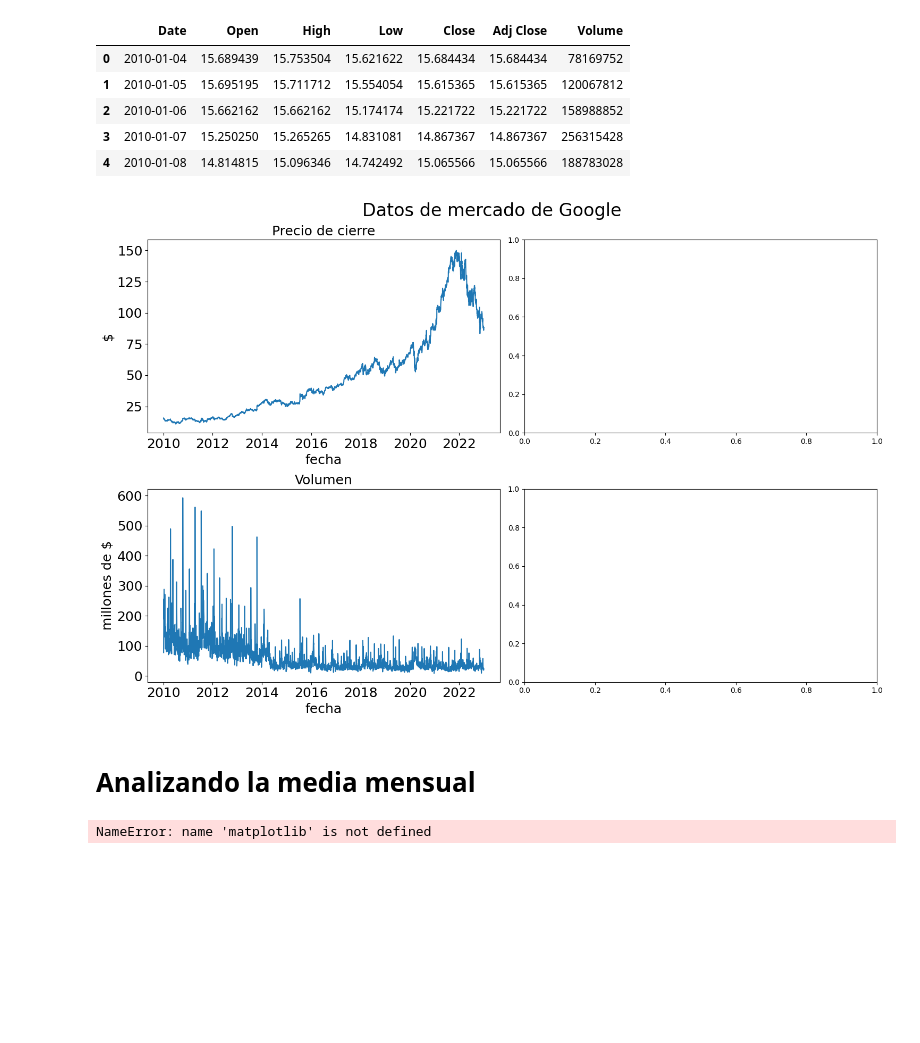
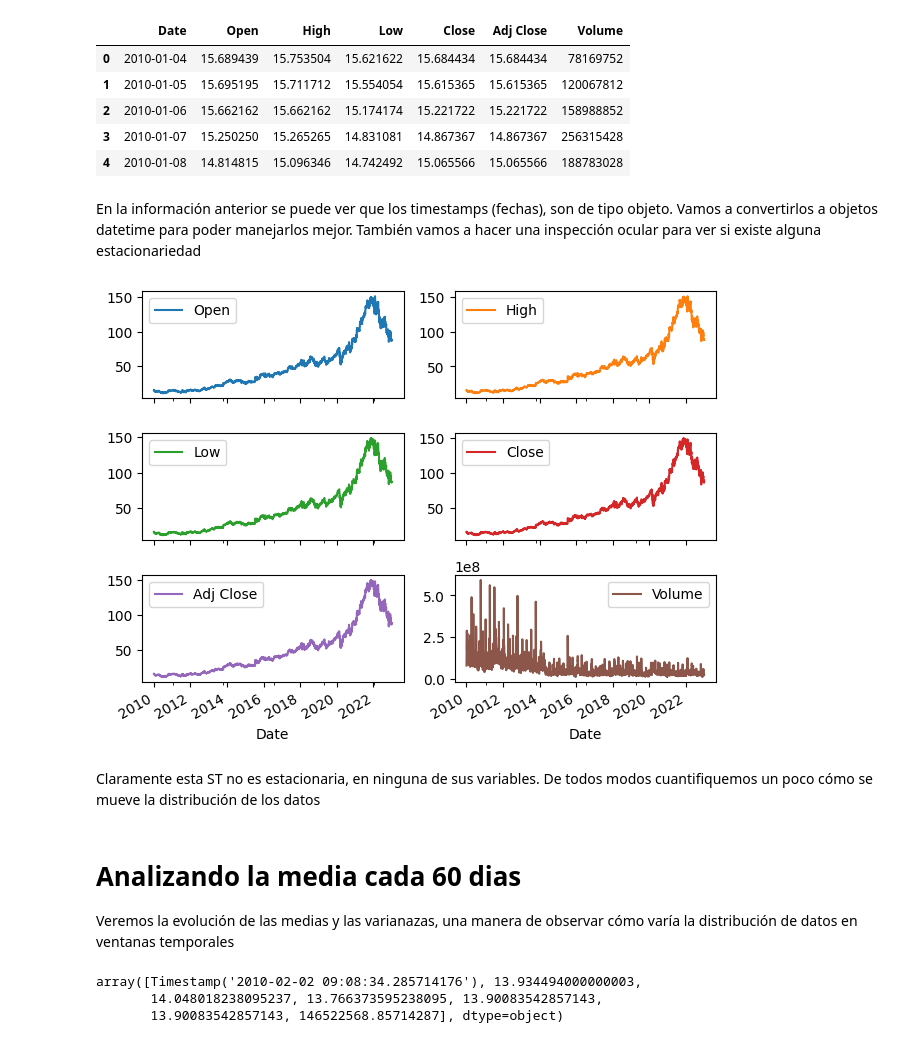
Before and after one commit to sebastlop/series-temporales-machine-learning, a Jupyter notebook: Apuntes/Tema-3/Tema-3.1-plots-estacionariedad.ipynb, the cells around one changed output. Drawn from its saved outputs; the diff is of its cells as text; code cells hidden in the pictures; blank space fills up the shorter version.

```diff
--- a/Apuntes/Tema-3/Tema-3.1-plots-estacionariedad.ipynb
+++ b/Apuntes/Tema-3/Tema-3.1-plots-estacionariedad.ipynb
@@ -34,28 +29,5 @@ dtype: object
 | 2 | 2010-01-06 | 15.662162 | 15.662162 | 15.174174 | 15.221722 | 15.221722 | 158988852 |
 | 3 | 2010-01-07 | 15.250250 | 15.265265 | 14.831081 | 14.867367 | 14.867367 | 256315428 |
 | 4 | 2010-01-08 | 14.814815 | 15.096346 | 14.742492 | 15.065566 | 15.065566 | 188783028 |
-# %%
-df.Date = pd.to_datetime(df.Date) # casting Date column to datetime objects
-fig, axs = plt.subplots(2,2, figsize = (15,10))
-for i in range(2):
-    axs[i,0].set_xlabel('fecha', fontsize = 18)
-    axs[i,0].tick_params('x',labelsize = 18)
-    axs[i,0].tick_params('y',labelsize = 18)
-fig.suptitle('Datos de mercado de Google', fontsize = 24)
-axs[0,0].plot(df['Date'], df['Close'])
-axs[0,0].fill_between(df.Date, df.Low, df.High, alpha = 0.3)
-axs[0,0].set_title('Precio de cierre', fontsize = 18)
-axs[0,0].set_ylabel('$', fontsize = 18)
-axs[1,0].plot(df.Date, df.Volume/1e6)
-axs[1,0].set_title('Volumen',fontsize = 18)
-axs[1,0].set_ylabel('millones de $', fontsize = 18)
-plt.tight_layout()
-plt.show()
-# %% [output]
-[figure, removed]
-# %% [markdown]
-# Analizando la media mensual
-# %%
-Analizando la
-# %% [output]
-NameError: name 'matplotlib' is not defined
+# %% [markdown]
+En la información anterior se puede ver que los timestamps (fechas), son de tipo objeto. Vamos a convertirlos a objetos datetime para poder manejarlos mejor. También vamos a hacer una inspección ocular para ver si existe alguna estacionariedad
@@ -61,0 +36,13 @@ NameError: name 'matplotlib' is not defined
+# %%
+# Pandas tiene wrappers de matplotlib para dibujar rápidamente
+df.plot(x = 'Date', subplots=True, layout=(3,2))
+plt.tight_layout()
+plt.show()
+# %% [output]
+[figure, added]
+# %% [markdown]
+Claramente esta ST no es estacionaria, en ninguna de sus variables. De todos modos cuantifiquemos un poco cómo se mueve la distribución de los datos
+# %% [markdown]
+# Analizando la media cada 60 dias
+
+Veremos la evolución de las medias y las varianazas, una manera de observar cómo varía la distribución de datos en ventanas temporales
@@ -61,0 +63,6 @@ NameError: name 'matplotlib' is not defined
+# %%
+medias[0]
+# %% [output]
+array([Timestamp('2010-02-02 09:08:34.285714176'), 13.934494000000003,
+       14.048018238095237, 13.766373595238095, 13.90083542857143,
+       13.90083542857143, 146522568.85714287], dtype=object)
```
Also changed, not shown: parts of 11 cells of this notebook.
